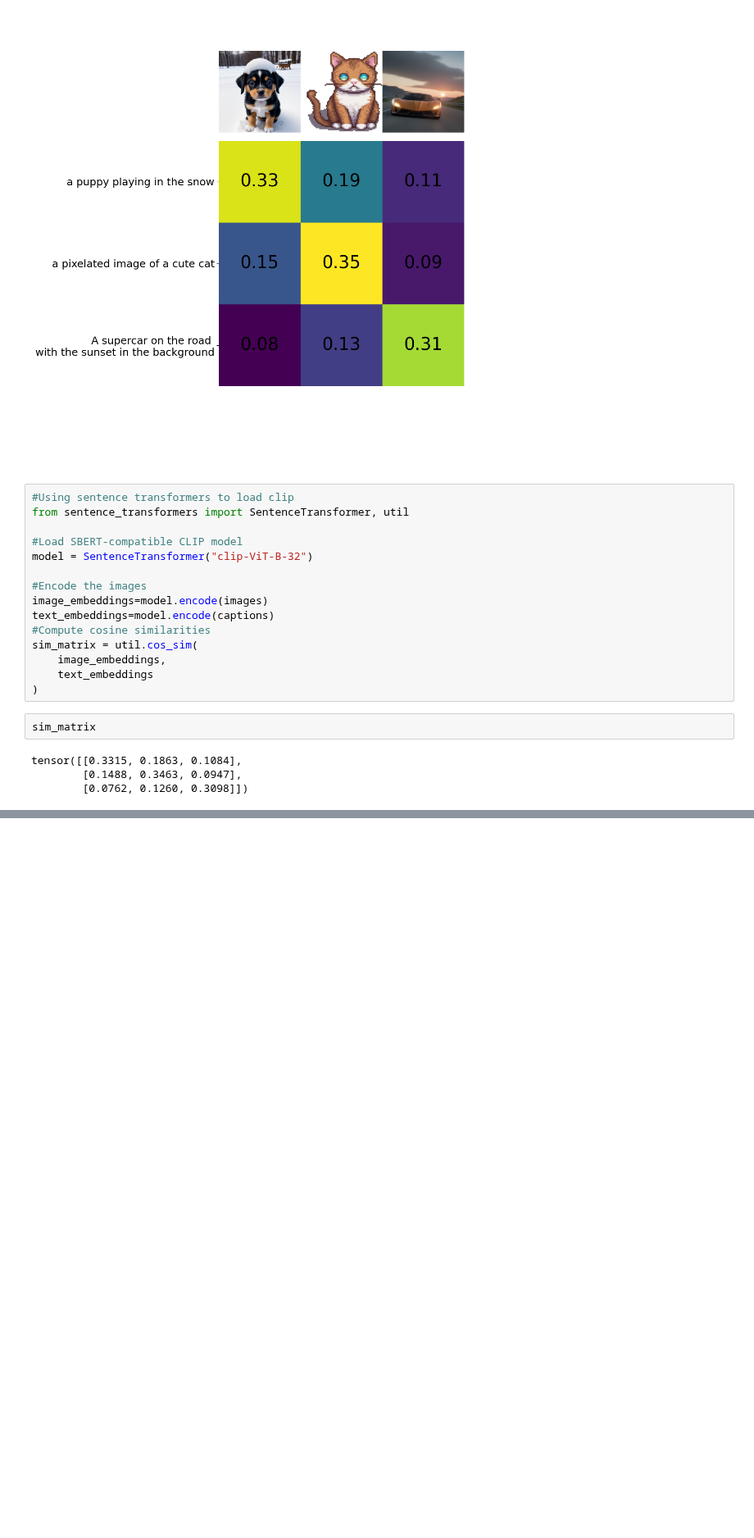
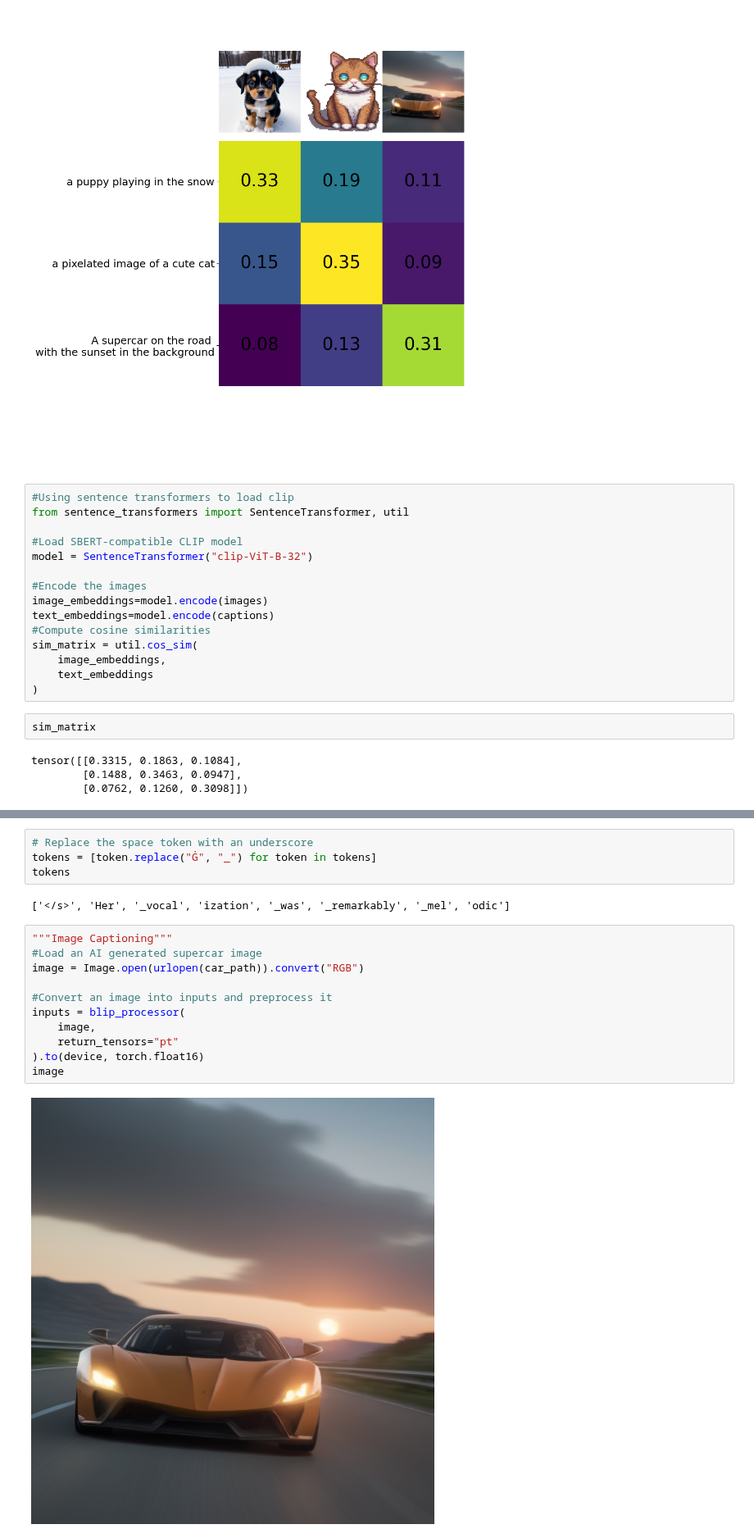
Before and after one commit to Samin-Sadaf7/Book-of-LLMs, a Jupyter notebook: HandsOnLLM_9.ipynb, the cells around one changed output, grey strips where cells are left out. Shown at 82% size. Saved outputs shown, nothing was run; the diff lists cells and outputs as text; blank space fills up the shorter version.

```diff
--- a/HandsOnLLM_9.ipynb
+++ b/HandsOnLLM_9.ipynb
@@ -187,0 +284,19 @@ tensor([[0.3315, 0.1863, 0.1084],
+# %%
+# Replace the space token with an underscore
+tokens = [token.replace("Ġ", "_") for token in tokens]
+tokens
+# %% [output]
+['</s>', 'Her', '_vocal', 'ization', '_was', '_remarkably', '_mel', 'odic']
+# %%
+"""Image Captioning"""
+#Load an AI generated supercar image
+image = Image.open(urlopen(car_path)).convert("RGB")
+
+#Convert an image into inputs and preprocess it
+inputs = blip_processor(
+    image,
+    return_tensors="pt"
+).to(device, torch.float16)
+image
+# %% [output]
+[figure, added]
```
Also changed, not shown: parts of 12 cells of this notebook.
